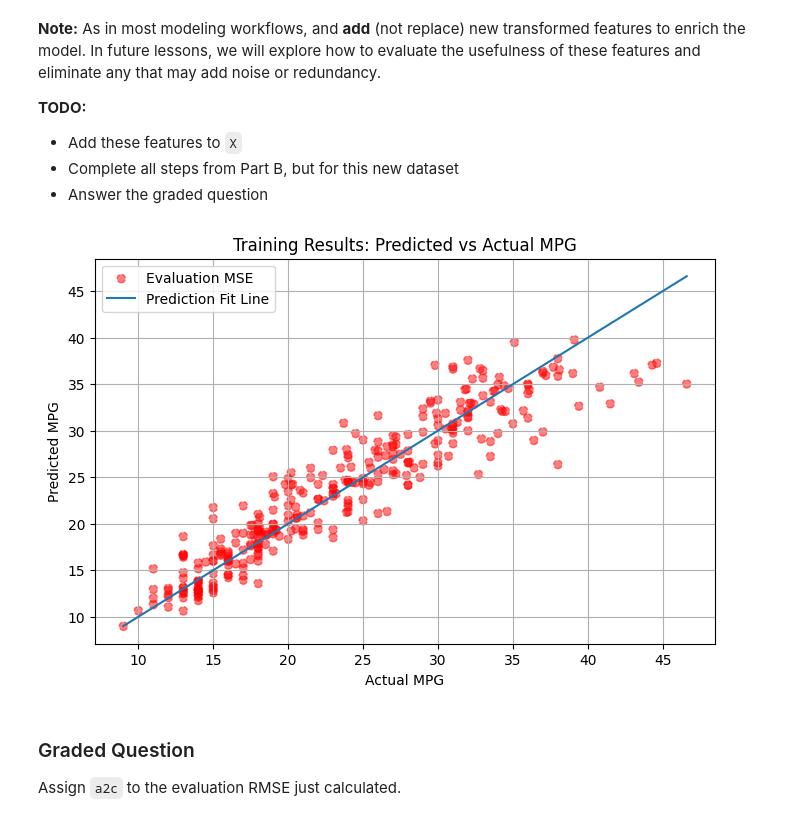
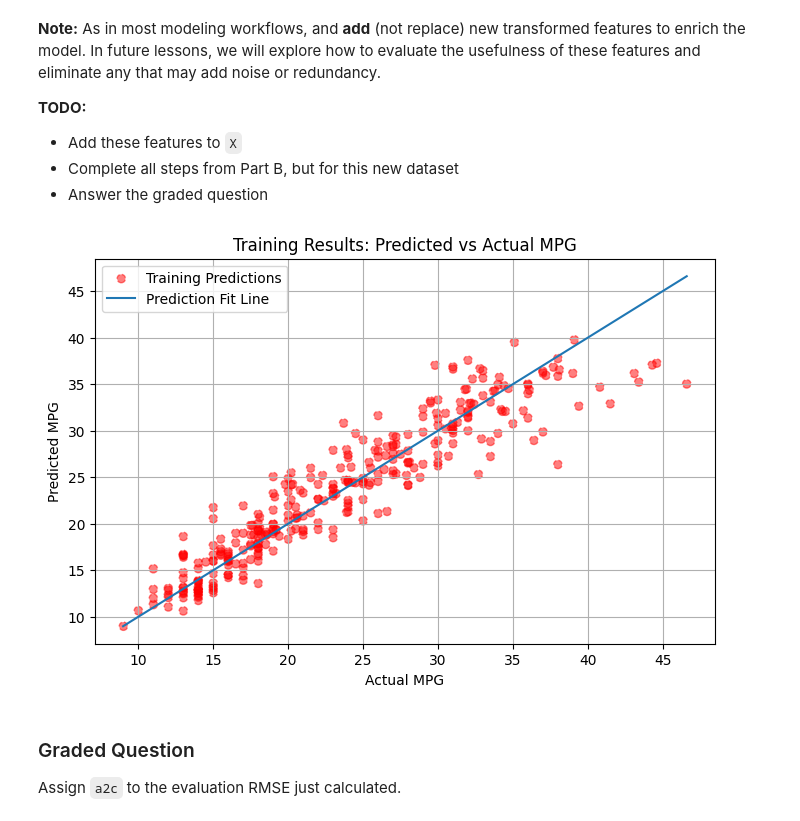
Before and after one commit to tware5-star/Module-3-Assignments, a Jupyter notebook: Homework_03.ipynb, the cells around one changed output. Saved outputs shown, nothing was run; the diff lists cells and outputs as text; code cells hidden in the pictures.

```diff
--- a/Homework_03.ipynb
+++ b/Homework_03.ipynb
@@ -629,48 +640,48 @@ df_mpg['SqrtHP'] = np.sqrt(df_mpg['horsepower'])
 df_mpg['LogWeight'] = np.log(1 + df_mpg['weight'])
 
 # Add DisXyl column to X
-df_mpg['DisXyl'] = df_mpg['displacement'] * df_mpg['cylinders']
+df_mpg['DispXyl'] = df_mpg['displacement'] * df_mpg['cylinders']
 
 # df_mpg.info() used to check columns after adding
 
 # Define features and targets
 X = df_mpg.drop(columns='mpg')
-y = df_mpg['mpg']
+y = df_mpg[['mpg']] # Keep as Dataset and not Series
 
 # Split data into training and evaluation sets
 X_train, X_eval, y_train, y_eval = train_test_split(X, y, random_state=random_seed, test_size=0.2) # removed shuffle=True
 
 # Fit a linear regression model
 model = LinearRegression()
 model_mpg = model.fit(X_train, y_train)
 
 # Generate Predictions
 y_train_predict = model_mpg.predict(X_train)
 y_eval_predict = model_mpg.predict(X_eval)
 
 # Evaluate Model RMSE and MAE for test and evaluation
 # RMSE
 ad_train_root_errors = np.sqrt(mean_squared_error(y_train,y_train_predict))
 ad_evaluation_root_errors = np.sqrt(mean_squared_error(y_eval,y_eval_predict))
 
 #MAE
 ad_train_absolute_errors = mean_absolute_error(y_train,y_train_predict)
 ad_evaluation_absolute_errors = mean_absolute_error(y_eval,y_eval_predict)
 
 # Visualize the Training Results
 plt.figure(figsize=(8, 5))
-plt.scatter(y_train, y_train_predict, label='Evaluation MSE', linestyle='--',color='red', alpha=0.5)
-max_value = max(y_train.max(),y_train_predict.max())
-min_value = min(y_train.min(),y_train_predict.min())
+plt.scatter(y_train, y_train_predict, label='Training Predictions', linestyle='--',color='red', alpha=0.5)
+max_value = max(y_train.values.max(),y_train_predict.max())
+min_value = min(y_train.values.min(),y_train_predict.min())
 plt.plot([min_value,max_value],[min_value,max_value], label='Prediction Fit Line')
 plt.xlabel('Actual MPG')
 plt.ylabel('Predicted MPG')
 plt.title('Training Results: Predicted vs Actual MPG')
 plt.legend()
 plt.grid(True)
 plt.show()
 # %% [output]
-[figure, old version]
+[figure, new version]
 # %% [markdown]
 ### Graded Question
 
```
Also changed, not shown: parts of 3 cells of this notebook.
